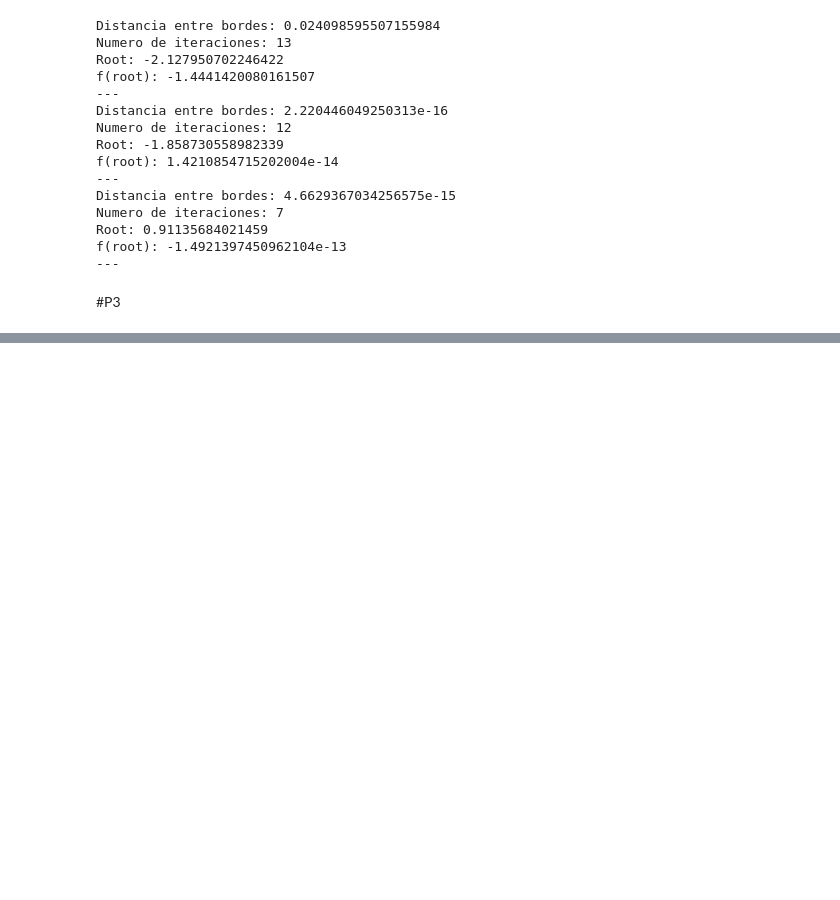
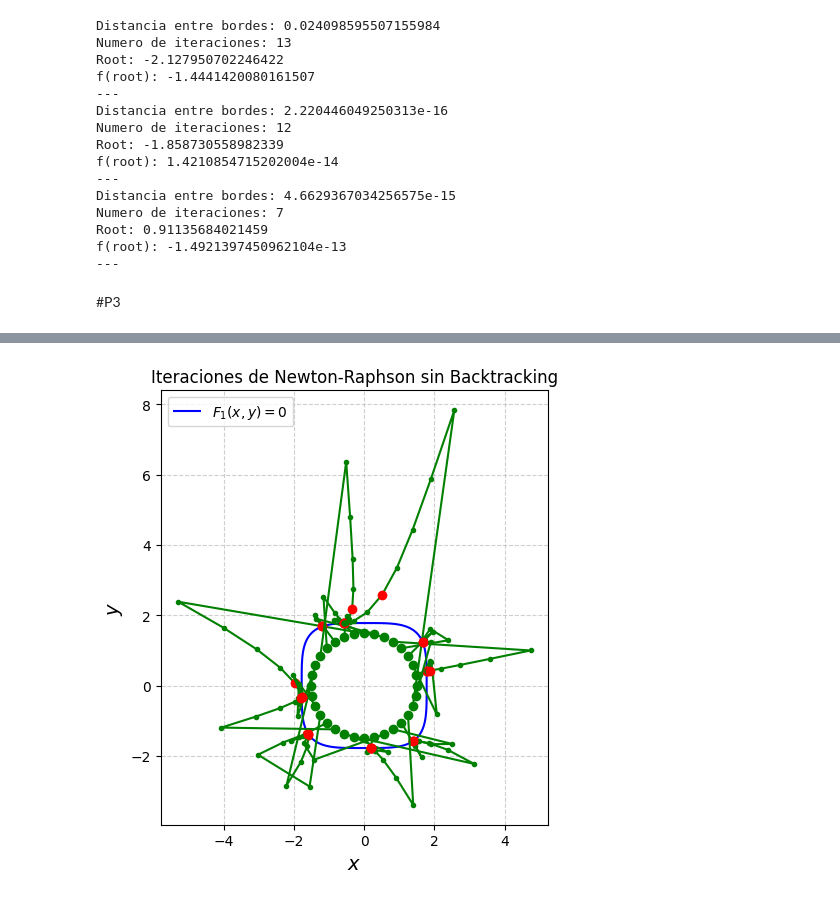
Before and after one commit to conichito/F3104, a Jupyter notebook: Tarea 3/tarea3.ipynb, the cells around one changed output, grey strips where cells are left out. Cells and saved outputs as stored; diff of their text form; code cells hidden in the pictures; blank space fills up the shorter version.

```diff
--- a/Tarea 3/tarea3.ipynb
+++ b/Tarea 3/tarea3.ipynb
@@ -402,0 +468,23 @@ Text(0, 0.5, '$y$')
+# %%
+plt.figure(figsize=(5,6))
+plt.title('Iteraciones de Newton-Raphson sin Backtracking')
+contours = plt.contour(x_grid, y_grid, f1(x_grid, y_grid), levels=[0], colors='blue')
+
+M = 5
+for p in pts_cir:
+    x, y = newton_raphson(p, M, 'zzz')
+    plt.plot(x, y, color = 'green', marker = 'o', markersize=3, label = 'Path of Iterations')
+    plt.plot(x[0], y[0], color = 'green', marker = 'o', label = 'First Guess')
+    plt.plot(x[M], y[M], color = 'red', marker = 'o', label = 'Last Iteration')
+
+
+plt.xlabel("$x$",fontsize=14)
+plt.ylabel("$y$",fontsize=14)
+plt.grid(True, alpha = 0.6, ls = '--')
+h,_ = contours.legend_elements()
+plt.legend([h[0]], [r'$F_1(x,y) = 0$'])
+plt.gca().set_aspect('equal')
+
+plt.show()
+# %% [output]
+[figure, added]
```
Also changed, not shown: parts of 8 cells of this notebook.
